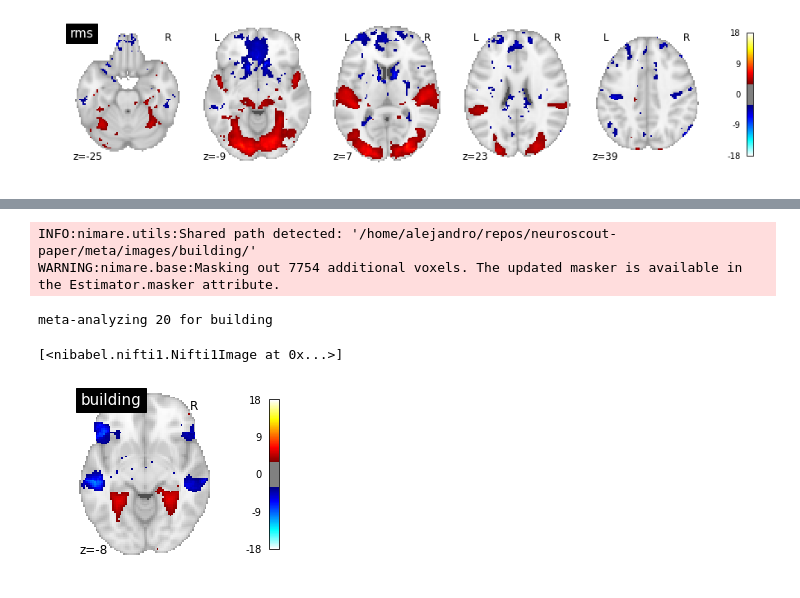
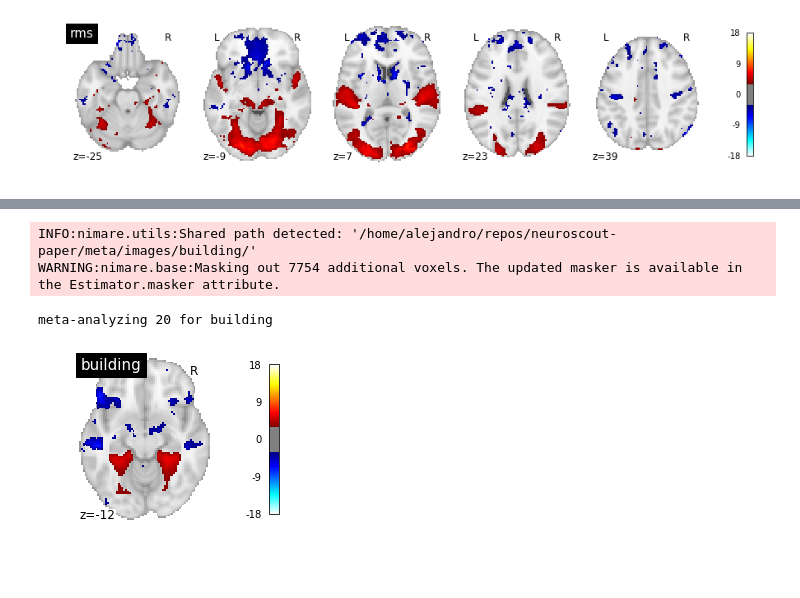
Before and after one commit to rbroc/neuroscout-paper, a Jupyter notebook: meta/01 - basic features.ipynb, the cells around one changed output, grey strips where cells are left out. Saved outputs shown, nothing was run; the diff lists cells and outputs as text; code cells hidden in the pictures.

```diff
--- a/meta/01 - basic features.ipynb
+++ b/meta/01 - basic features.ipynb
@@ -146,12 +134,11 @@ meta-analyzing 21 for rms
 # %%
-analyze_collection(
+building_img = analyze_collection(
     single_predictors['building'],
     collection_kwargs={'estimator': 'afni'},
-    plot_kwargs=dict(vmax=18, threshold=3.29, cut_coords=[-8])
-)
+    plot_kwargs=dict(vmax=18, threshold=3.29, cut_coords=[-12])
+)[0]
 # %% [output]
 INFO:nimare.utils:Shared path detected: '/home/alejandro/repos/neuroscout-paper/meta/images/building/'
 WARNING:nimare.base:Masking out 7754 additional voxels. The updated masker is available in the Estimator.masker attribute.
 meta-analyzing 20 for building
-[<nibabel.nifti1.Nifti1Image at 0x...>]
-[figure, old version]
+[figure, new version]
```
Also changed, not shown: parts of 14 cells of this notebook, 6 other files.
